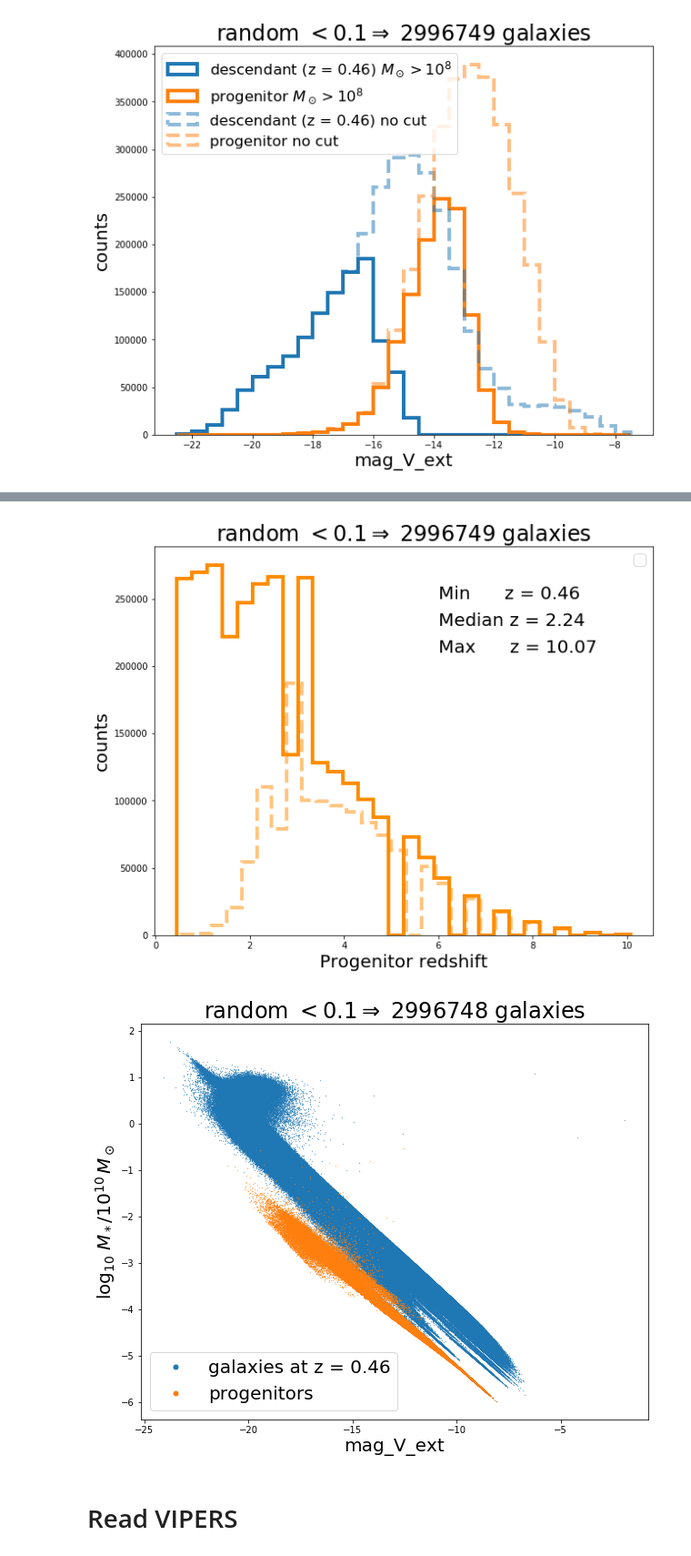
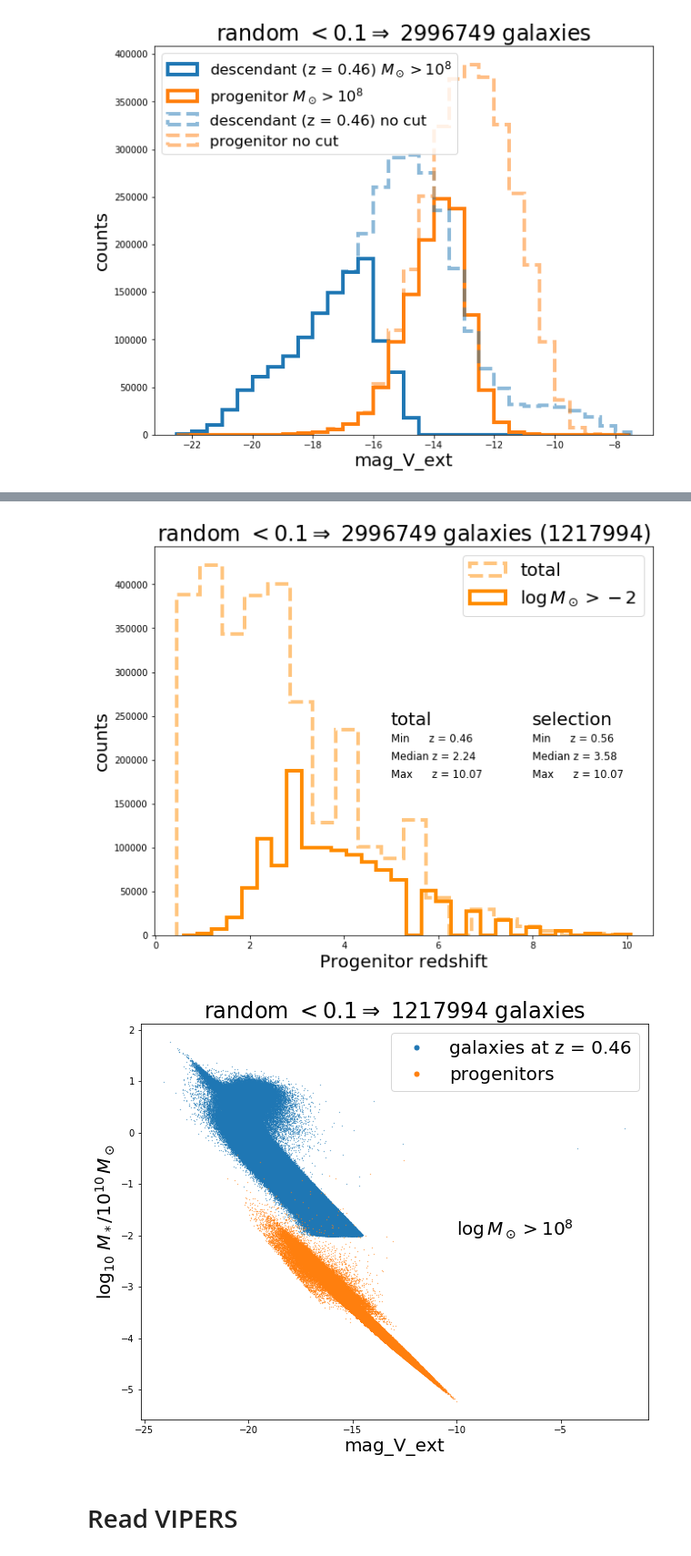
Before and after one commit to GiorgioManzoni/VIPERS_GALFORM, a Jupyter notebook: 005_progenitor.ipynb, the cells around one changed output, grey strips where cells are left out. Shown at 91% size. Drawn from its saved outputs; the diff is of its cells as text; code cells hidden in the pictures.

```diff
--- a/005_progenitor.ipynb
+++ b/005_progenitor.ipynb
@@ -788,32 +816,50 @@ plt.show()
 # %%
 plt.figure(figsize=(10,8))
-plt.hist(z_47_rand10['p_redshift'],bins=30,histtype='step',lw=4,color='darkorange')
-plt.hist(z_47_rand10['p_redshift'][selection],bins=30,histtype='step',lw=4,color='darkorange',alpha=0.5,ls='dashed')
+#bins=30
+plt.hist(z_47_rand10['p_redshift'],bins=20,histtype='step',lw=4,color='darkorange',alpha=0.5,ls='dashed',label='total')
+plt.hist(z_47_rand10['p_redshift'][selection],bins=30,histtype='step',lw=4,color='darkorange',label=r'$\log \, M_\odot >-2$')
 plt.legend(loc=1,fontsize='small')
 plt.xlabel(r"Progenitor redshift")
 plt.ylabel('counts')
-plt.title(r'random $< 0.1 \Rightarrow$ '+str(len(z_47_rand10))+' galaxies')
-plt.text(6.,250000.,'Min      z = '+str(round(np.min(z_47_rand10['p_redshift']),2)))
-plt.text(6.,230000.,'Median z = '+str(round(np.median(z_47_rand10['p_redshift']),2)))
-plt.text(6.,210000.,'Max      z = '+str(round(np.max(z_47_rand10['p_redshift']),2)))
-#plt.savefig('../plots/005/progenitor_redshifts_cut_m2.png')
+plt.title(r'random $< 0.1 \Rightarrow$ '+str(len(z_47_rand10))+' galaxies ('+str(len(z_47_rand10[selection]))+")")
+
+plt.text(5.,170000.+70000,"total")
+plt.text(5.,150000.+70000,'Min      z = '+str(round(np.min(z_47_rand10['p_redshift']),2)),fontsize='xx-small')
+plt.text(5.,130000.+70000,'Median z = '+str(round(np.median(z_47_rand10['p_redshift']),2)),fontsize='xx-small')
+plt.text(5.,110000.+70000,'Max      z = '+str(round(np.max(z_47_rand10['p_redshift']),2)),fontsize='xx-small')
++10000
+plt.text(8.,170000.+70000,"selection")
+plt.text(8.,150000.+70000,'Min      z = '+str(round(np.min(z_47_rand10['p_redshift'][selection]),2)),fontsize='xx-small')
+plt.text(8.,130000.+70000,'Median z = '+str(round(np.median(z_47_rand10['p_redshift'][selection]),2)),fontsize='xx-small')
+plt.text(8.,110000.+70000,'Max      z = '+str(round(np.max(z_47_rand10['p_redshift'][selection]),2)),fontsize='xx-small')
+
+plt.legend()
+plt.savefig('../plots/005/progenitor_redshifts_cut_m2.png')
 plt.show()
 # %% [output]
-[figure, old version]
+[figure, new version]
 # %%
 plt.figure(figsize=(10,8))
-sel = np.where(z_47_rand10['d_stellarmass']>0.)
+sel_all = np.where(z_47_rand10['d_stellarmass']>0.)
+selection = np.where(np.log10(z_47_rand10['d_stellarmass'])>-2)
 
-plt.plot(z_47_rand10['d_mag_V_ext'][sel],np.log10(z_47_rand10['d_stellarmass'][sel]),'.',markersize=0.5,label='galaxies at z = 0.46')
-plt.plot(z_47_rand10['p_mag_V_ext'][sel],np.log10(z_47_rand10['p_stellarmass'][sel]),'.',markersize=0.5,label='progenitors')
+plt.plot(z_47_rand10['d_mag_V_ext'][selection],np.log10(z_47_rand10['d_stellarmass'][selection]),'.',markersize=0.5,label='galaxies at z = 0.46')
+plt.plot(z_47_rand10['p_mag_V_ext'][selection],np.log10(z_47_rand10['p_stellarmass'][selection]),'.',markersize=0.5,label='progenitors')
+
+#plt.plot(z_47_rand10['d_mag_V_ext'][sel_all],np.log10(z_47_rand10['d_stellarmass'][sel_all]),'.',markersize=0.5,label='galaxies at z = 0.46',alpha=0.01,c='C0')
+#plt.plot(z_47_rand10['p_mag_V_ext'][sel_all],np.log10(z_47_rand10['p_stellarmass'][sel_all]),'.',markersize=0.5,label='progenitors',alpha=0.01,c='C1')
+
+plt.text(-10,-2,r"$\log \, M_\odot > 10^8$")
+
+
 plt.xlabel("mag_V_ext")
 plt.ylabel(r"$\log_{10} \; M_* / 10^{10} \, M_\odot$")
-plt.title(r'random $< 0.1 \Rightarrow$ '+str(len(z_47_rand10[sel]))+' galaxies')
+plt.title(r'random $< 0.1 \Rightarrow$ '+str(len(z_47_rand10[selection]))+' galaxies')
 plt.legend(markerscale=20)
-plt.savefig('../plots/005/mag_mass_relation_progenitor_r10.png')
+plt.savefig('../plots/005/mag_mass_relation_progenitor_r10_cut_m2.png')
 plt.show()
 # %% [output]
-[figure, old version]
+[figure, new version]
 # %% [markdown]
 # Read VIPERS
 # %%
```
Also changed, not shown: parts of 4 cells of this notebook.
